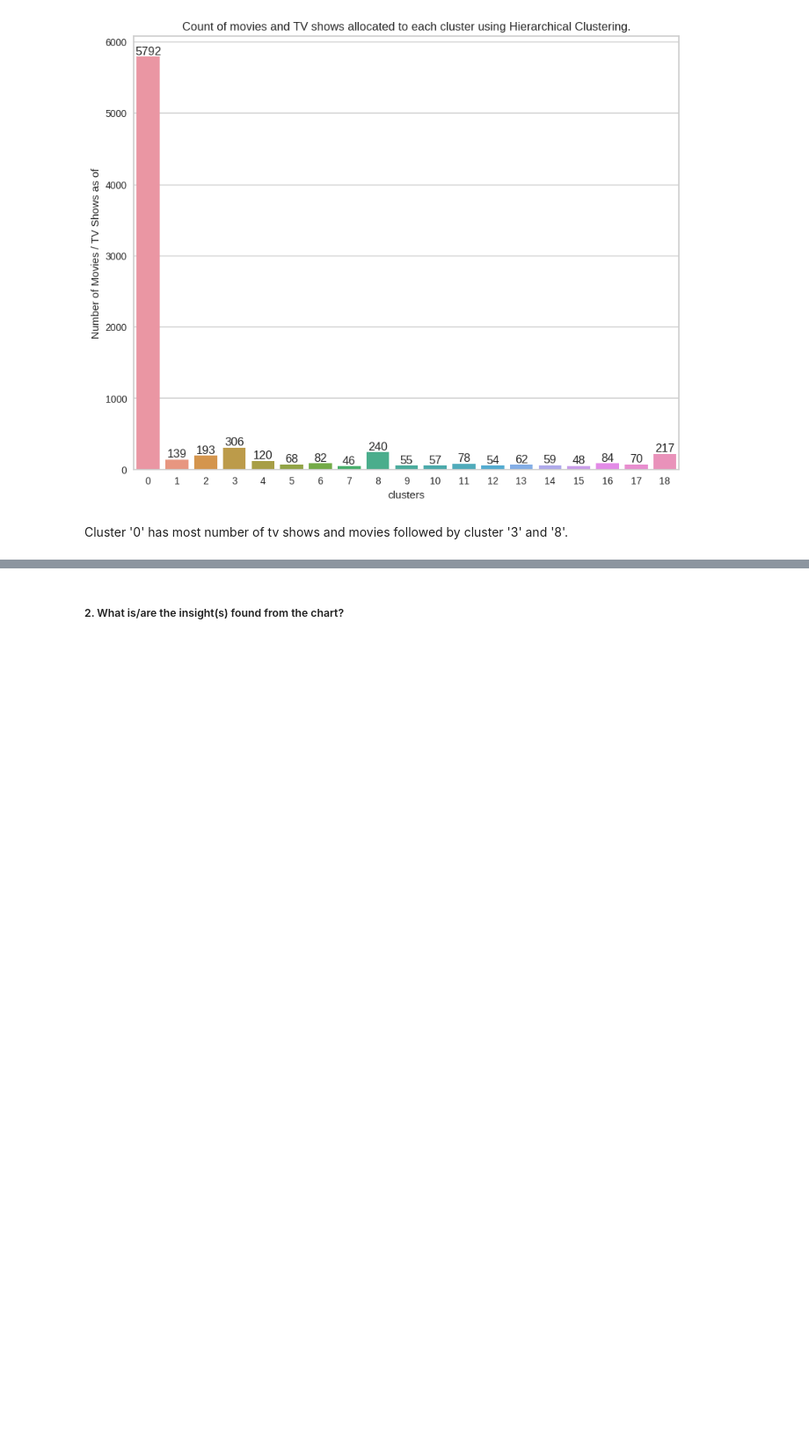
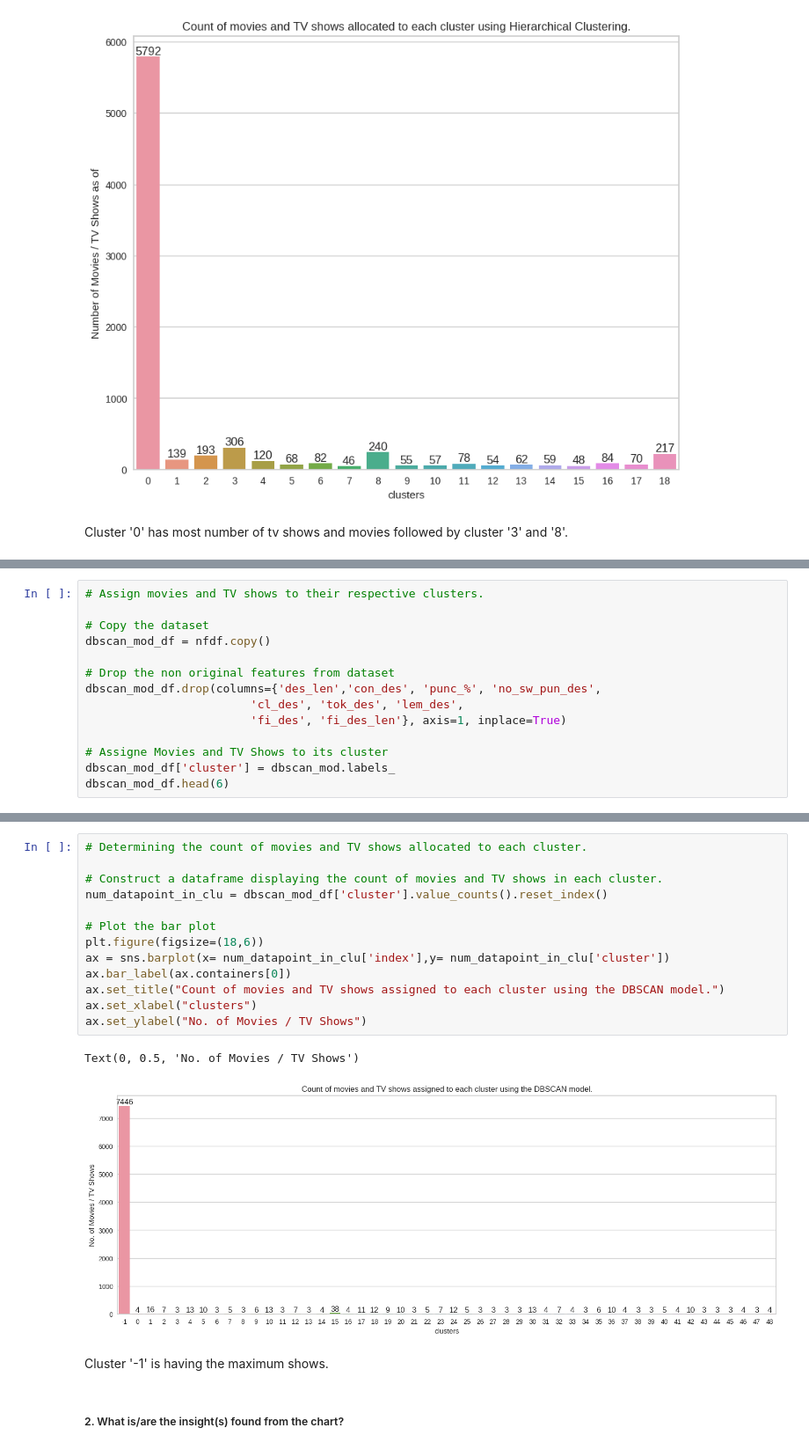
Before and after one commit to KiranKokateGitHub/Netflix-Movies-and-TV-Shows-Clustering_UnsupervisedML, a Jupyter notebook: Kiran_unsupervisedML.ipynb, the cells around one changed output, grey strips where cells are left out. Shown at 88% size. Saved outputs shown, nothing was run; the diff lists cells and outputs as text; blank space fills up the shorter version.

```diff
--- a/Kiran_unsupervisedML.ipynb
+++ b/Kiran_unsupervisedML.ipynb
@@ -2021,0 +2138,14 @@ Cluster '0' has most number of tv shows and movies followed by cluster '3' and '
+# %%
+# Assign movies and TV shows to their respective clusters.
+
+# Copy the dataset
+dbscan_mod_df = nfdf.copy()
+
+# Drop the non original features from dataset
+dbscan_mod_df.drop(columns={'des_len','con_des', 'punc_%', 'no_sw_pun_des',
+                        'cl_des', 'tok_des', 'lem_des',
+                        'fi_des', 'fi_des_len'}, axis=1, inplace=True)
+
+# Assigne Movies and TV Shows to its cluster
+dbscan_mod_df['cluster'] = dbscan_mod.labels_
+dbscan_mod_df.head(6)
@@ -2022,3 +2160,21 @@ Cluster '0' has most number of tv shows and movies followed by cluster '3' and '
+# %%
+# Determining the count of movies and TV shows allocated to each cluster.
+
+# Construct a dataframe displaying the count of movies and TV shows in each cluster.
+num_datapoint_in_clu = dbscan_mod_df['cluster'].value_counts().reset_index()
+
+# Plot the bar plot
+plt.figure(figsize=(18,6))
+ax = sns.barplot(x= num_datapoint_in_clu['index'],y= num_datapoint_in_clu['cluster'])
+ax.bar_label(ax.containers[0])
+ax.set_title("Count of movies and TV shows assigned to each cluster using the DBSCAN model.")
+ax.set_xlabel("clusters")
+ax.set_ylabel("No. of Movies / TV Shows")
+# %% [output]
+Text(0, 0.5, 'No. of Movies / TV Shows')
+[figure, added]
+# %% [markdown]
+Cluster '-1' is having the maximum shows.
 # %% [markdown]
 ##### 2. What is/are the insight(s) found from the chart?
 # %% [markdown]
```
Also changed, not shown: parts of 7 cells of this notebook.
